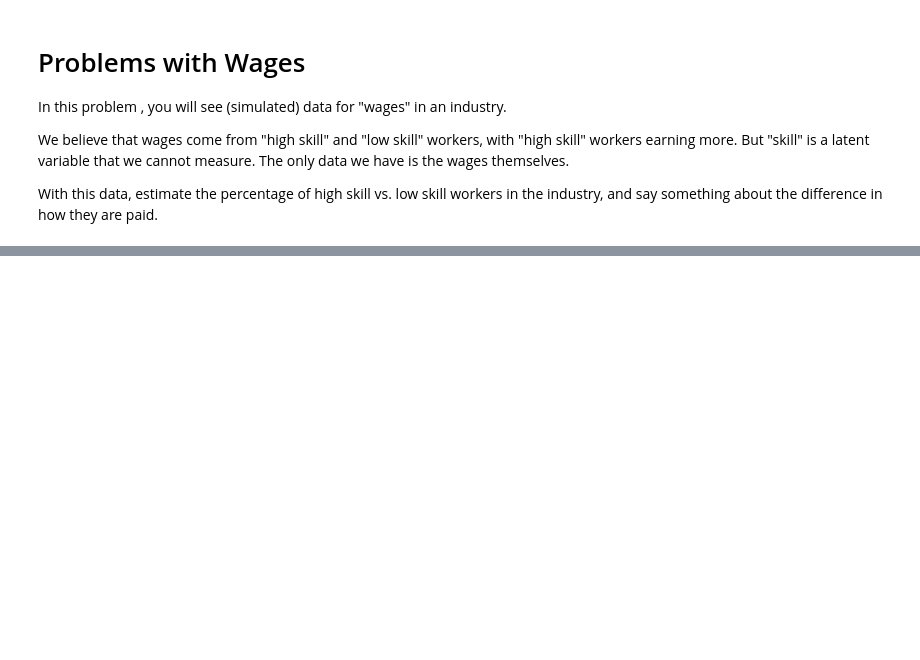
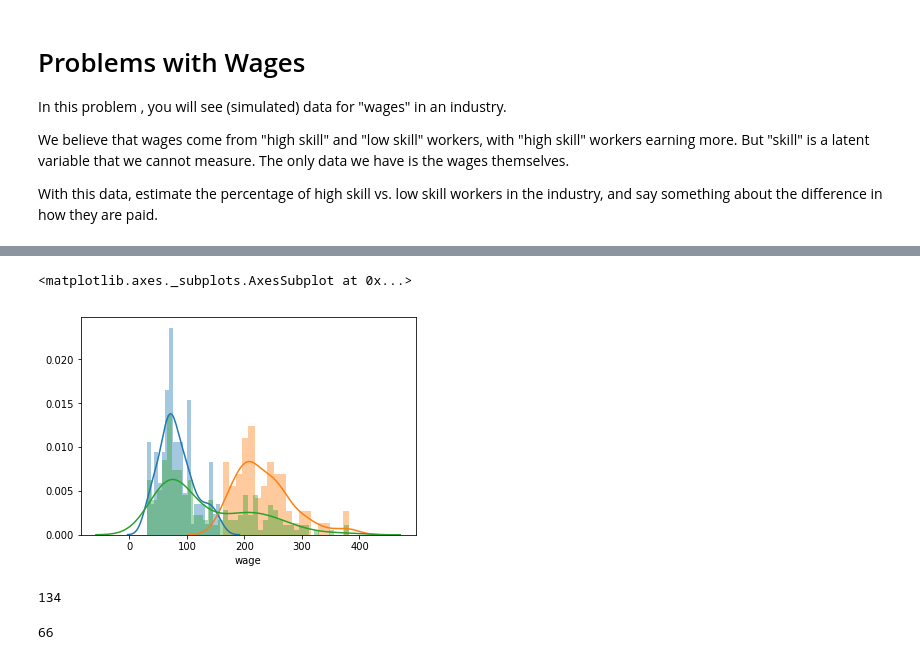
Before and after one commit to LeonardoAlcivar/stats-ta-mixture-models, a Jupyter notebook: exercises.ipynb, the cells around one changed output, grey strips where cells are left out. Drawn from its saved outputs; the diff is of its cells as text; code cells hidden in the pictures; blank space fills up the shorter version.

```diff
--- a/exercises.ipynb
+++ b/exercises.ipynb
@@ -83,0 +422,36 @@ sns.distplot(wages.values, bins=40)
+# %%
+kmeans = KMeans(n_clusters=2)
+
+kmeansoutput = kmeans.fit_predict(wages)
+
+wages["KMEANS"] = kmeansoutput
+
+#pl.figure('3 Cluster K-Means')
+
+#pl.scatter(pca_c[:, 0], pca_d[:, 0], c=kmeansoutput.labels_)
+
+#pl.xlabel('Dividend Yield')
+
+#pl.ylabel('Returns')
+
+#pl.title('3 Cluster K-Means')
+
+#pl.show()
+# %%
+wages1 = wages[wages["KMEANS"]==0]
+wages2 = wages[wages["KMEANS"]==1]
+# %%
+sns.distplot(wages1["wage"], bins = 20)
+sns.distplot(wages2["wage"], bins = 20)
+sns.distplot(wages["wage"], bins=40)
+# %% [output]
+<matplotlib.axes._subplots.AxesSubplot at 0x...>
+[figure, added]
+# %%
+len(wages1) #real value = 125
+# %% [output]
+134
+# %%
+len(wages2) # real value = 75
+# %% [output]
+66
```
Also changed, not shown: parts of 68 cells of this notebook.
